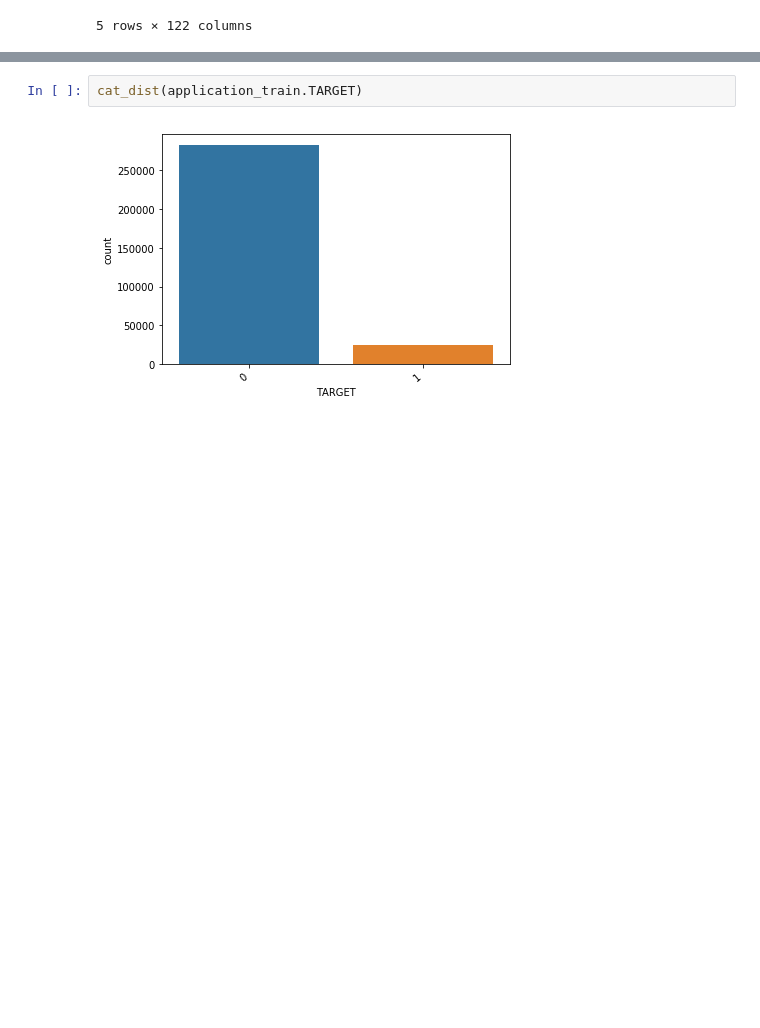
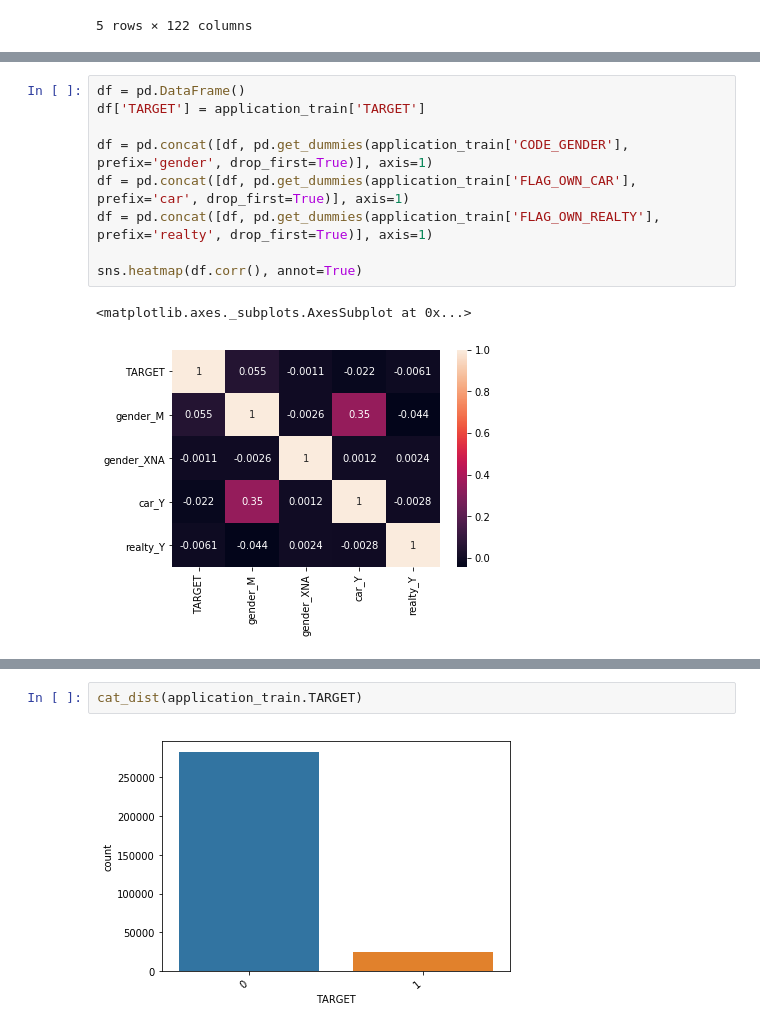
Before and after one commit to lukasaolson/home-credit-default-risk, a Jupyter notebook: Credit.ipynb, the cells around one changed output, grey strips where cells are left out. Saved outputs shown, nothing was run; the diff lists cells and outputs as text; blank space fills up the shorter version.

```diff
--- a/Credit.ipynb
+++ b/Credit.ipynb
@@ -122,3 +119,15 @@ application_train.iloc[:5,102:]
+# %%
+df = pd.DataFrame()
+df['TARGET'] = application_train['TARGET']
+
+df = pd.concat([df, pd.get_dummies(application_train['CODE_GENDER'], prefix='gender', drop_first=True)], axis=1)
+df = pd.concat([df, pd.get_dummies(application_train['FLAG_OWN_CAR'], prefix='car', drop_first=True)], axis=1)
+df = pd.concat([df, pd.get_dummies(application_train['FLAG_OWN_REALTY'], prefix='realty', drop_first=True)], axis=1)
+
+sns.heatmap(df.corr(), annot=True)
+# %% [output]
+<matplotlib.axes._subplots.AxesSubplot at 0x...>
+[figure, added]
 # %%
 col_names = application_train.iloc[:,62:].columns
 # dum, norm, leave, del
```
Also changed, not shown: parts of 5 cells of this notebook.
